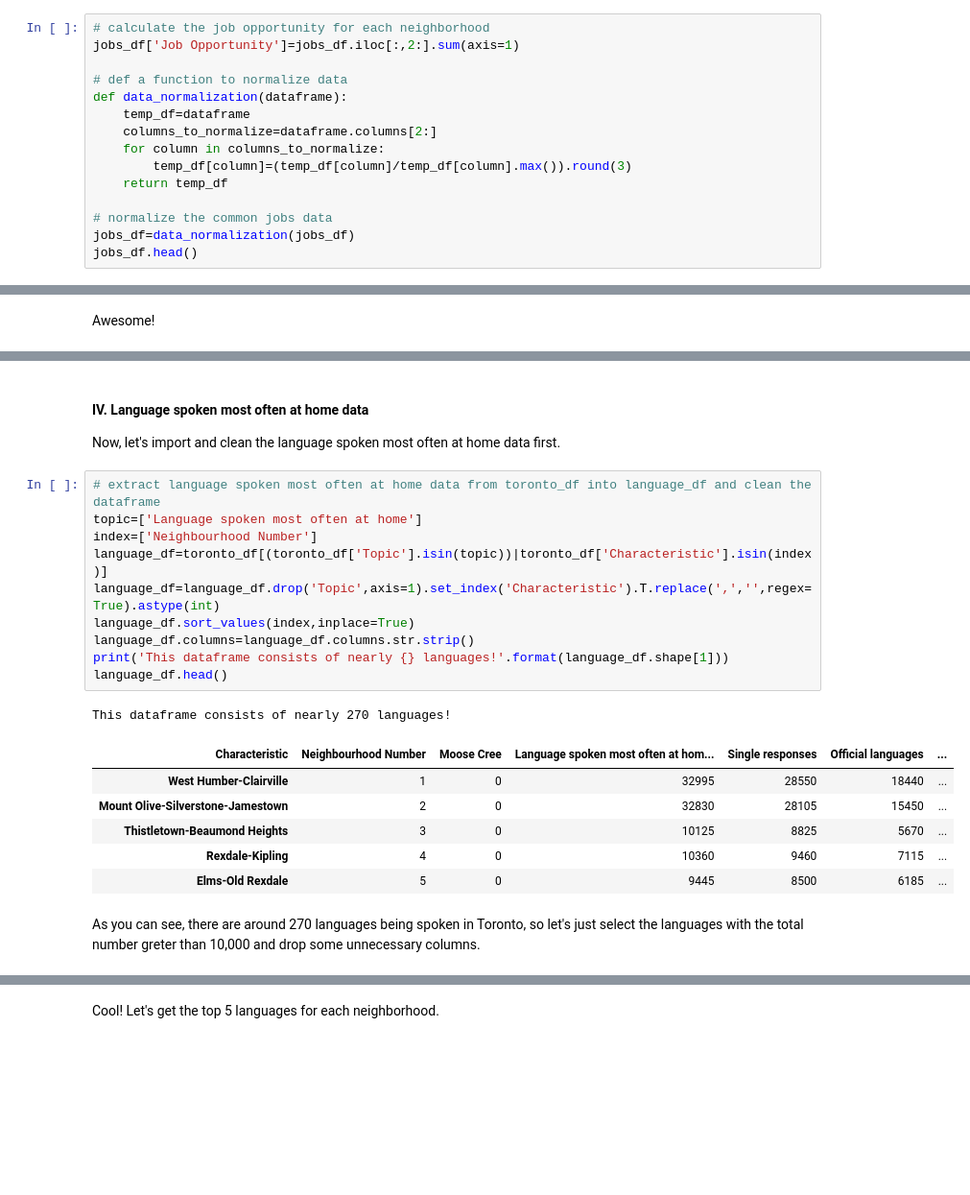
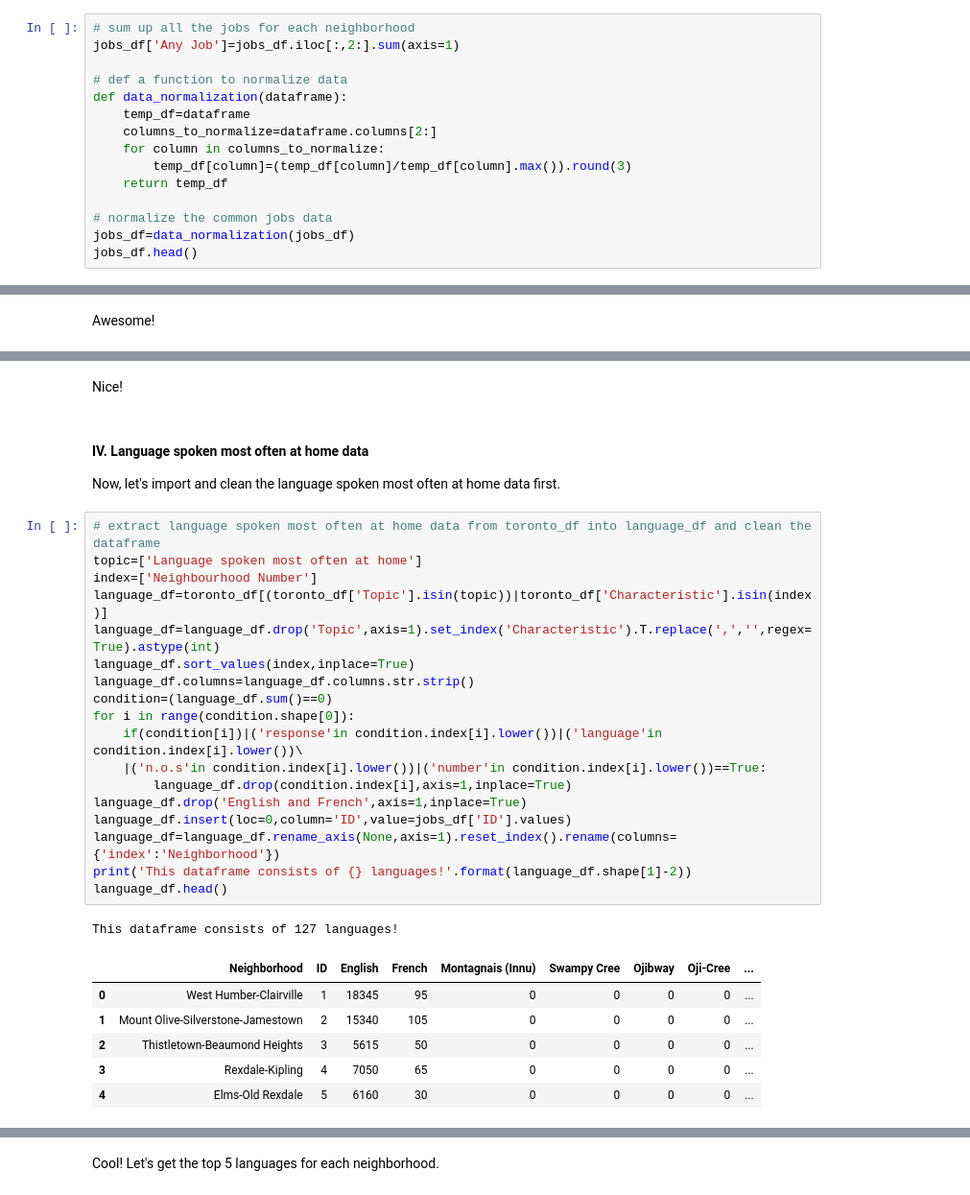
Before and after one commit to titus-chin/ibm_data_science_capstone, a Jupyter notebook: Toronto's_Neighborhoods_Recommender_System.ipynb, the cells around one changed output, grey strips where cells are left out. Shown at 96% size. Drawn from its saved outputs; the diff is of its cells as text; blank space fills up the shorter version.

```diff
--- a/Toronto's_Neighborhoods_Recommender_System.ipynb
+++ b/Toronto's_Neighborhoods_Recommender_System.ipynb
@@ -108,6 +114,6 @@ Cool! Let's calculate the job opportunity by summing up all the jobs for each ne
 # %%
-# calculate the job opportunity for each neighborhood
-jobs_df['Job Opportunity']=jobs_df.iloc[:,2:].sum(axis=1)
+# sum up all the jobs for each neighborhood
+jobs_df['Any Job']=jobs_df.iloc[:,2:].sum(axis=1)
 
 # def a function to normalize data
 def data_normalization(dataframe):
@@ -339,23 +401,31 @@ crime_df.head()
+# %% [markdown]
+Nice!
 # %% [markdown]
 #### IV. Language spoken most often at home data
 Now, let's import and clean the language spoken most often at home data first.
 # %%
 # extract language spoken most often at home data from toronto_df into language_df and clean the dataframe
 topic=['Language spoken most often at home']
 index=['Neighbourhood Number']
 language_df=toronto_df[(toronto_df['Topic'].isin(topic))|toronto_df['Characteristic'].isin(index)]
 language_df=language_df.drop('Topic',axis=1).set_index('Characteristic').T.replace(',','',regex=True).astype(int)
 language_df.sort_values(index,inplace=True)
 language_df.columns=language_df.columns.str.strip()
-print('This dataframe consists of nearly {} languages!'.format(language_df.shape[1]))
+condition=(language_df.sum()==0)
+for i in range(condition.shape[0]):
+    if(condition[i])|('response'in condition.index[i].lower())|('language'in condition.index[i].lower())\
+    |('n.o.s'in condition.index[i].lower())|('number'in condition.index[i].lower())==True:
+        language_df.drop(condition.index[i],axis=1,inplace=True)
+language_df.drop('English and French',axis=1,inplace=True)
+language_df.insert(loc=0,column='ID',value=jobs_df['ID'].values)
+language_df=language_df.rename_axis(None,axis=1).reset_index().rename(columns={'index':'Neighborhood'})
+print('This dataframe consists of {} languages!'.format(language_df.shape[1]-2))
 language_df.head()
 # %% [output]
-This dataframe consists of nearly 270 languages!
+This dataframe consists of 127 languages!
-| Characteristic | Neighbourhood Number | Moose Cree | Language spoken most often at hom... | Single responses | Official languages | ... |
-| West Humber-Clairville | 1 | 0 | 32995 | 28550 | 18440 | ... |
-| Mount Olive-Silverstone-Jamestown | 2 | 0 | 32830 | 28105 | 15450 | ... |
-| Thistletown-Beaumond Heights | 3 | 0 | 10125 | 8825 | 5670 | ... |
-| Rexdale-Kipling | 4 | 0 | 10360 | 9460 | 7115 | ... |
-| Elms-Old Rexdale | 5 | 0 | 9445 | 8500 | 6185 | ... |
+|  | Neighborhood | ID | English | French | Montagnais (Innu) | Swampy Cree | Ojibway | Oji-Cree | ... |
+| 0 | West Humber-Clairville | 1 | 18345 | 95 | 0 | 0 | 0 | 0 | ... |
+| 1 | Mount Olive-Silverstone-Jamestown | 2 | 15340 | 105 | 0 | 0 | 0 | 0 | ... |
+| 2 | Thistletown-Beaumond Heights | 3 | 5615 | 50 | 0 | 0 | 0 | 0 | ... |
+| 3 | Rexdale-Kipling | 4 | 7050 | 65 | 0 | 0 | 0 | 0 | ... |
+| 4 | Elms-Old Rexdale | 5 | 6160 | 30 | 0 | 0 | 0 | 0 | ... |
-# %% [markdown]
-As you can see, there are around 270 languages being spoken in Toronto, so let's just select the languages with the total number greter than 10,000 and drop some unnecessary columns.
```
Also changed, not shown: parts of 38 cells of this notebook, 2 other files.
